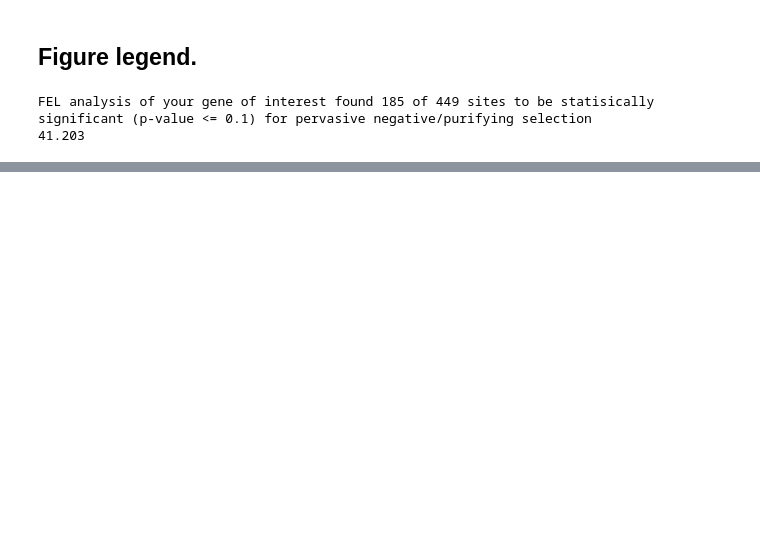
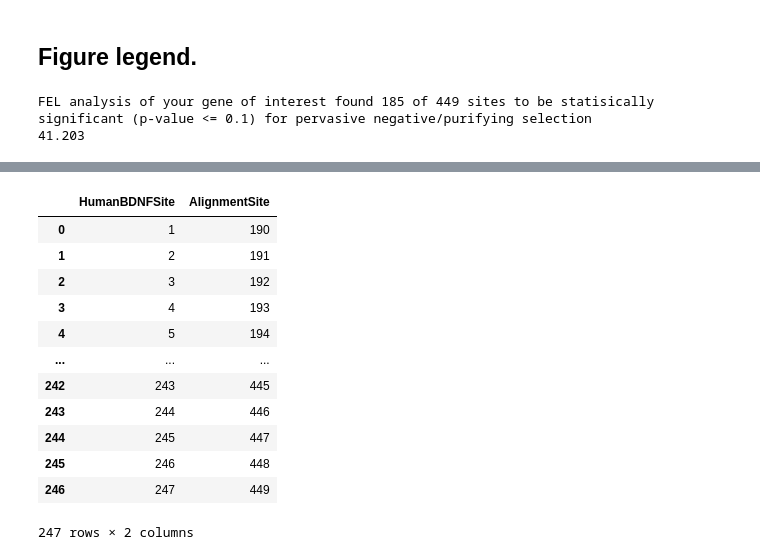
Before and after one commit to aglucaci/GeneInvestigator, a Jupyter notebook: notebooks/SummarizeFEL.ipynb, the cells around one changed output, grey strips where cells are left out. Saved outputs shown, nothing was run; the diff lists cells and outputs as text; code cells hidden in the pictures; blank space fills up the shorter version.

```diff
--- a/notebooks/SummarizeFEL.ipynb
+++ b/notebooks/SummarizeFEL.ipynb
@@ -253,0 +272,17 @@ FEL analysis of your gene of interest found 185 of 449 sites to be statisically
+# %%
+df_AlnMap = pd.read_csv("BDNF_AlignmentMap.csv")
+df_AlnMap
+# %% [output]
+|  | HumanBDNFSite | AlignmentSite |
+| 0 | 1 | 190 |
+| 1 | 2 | 191 |
+| 2 | 3 | 192 |
+| 3 | 4 | 193 |
+| 4 | 5 | 194 |
+| ... | ... | ... |
+| 242 | 243 | 445 |
+| 243 | 244 | 446 |
+| 244 | 245 | 447 |
+| 245 | 246 | 448 |
+| 246 | 247 | 449 |
+247 rows × 2 columns
```
Also changed, not shown: parts of 4 cells of this notebook, 5 other files.
